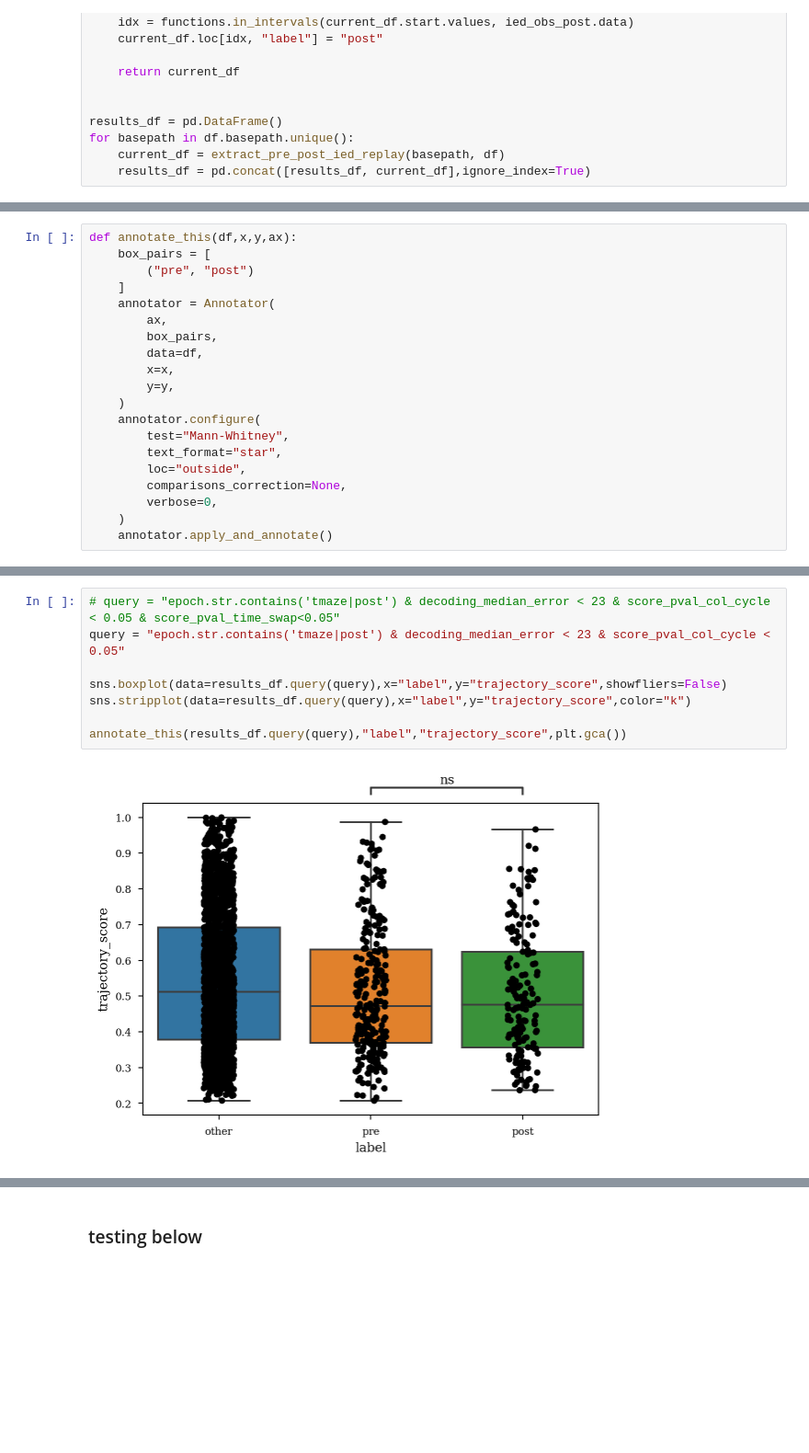
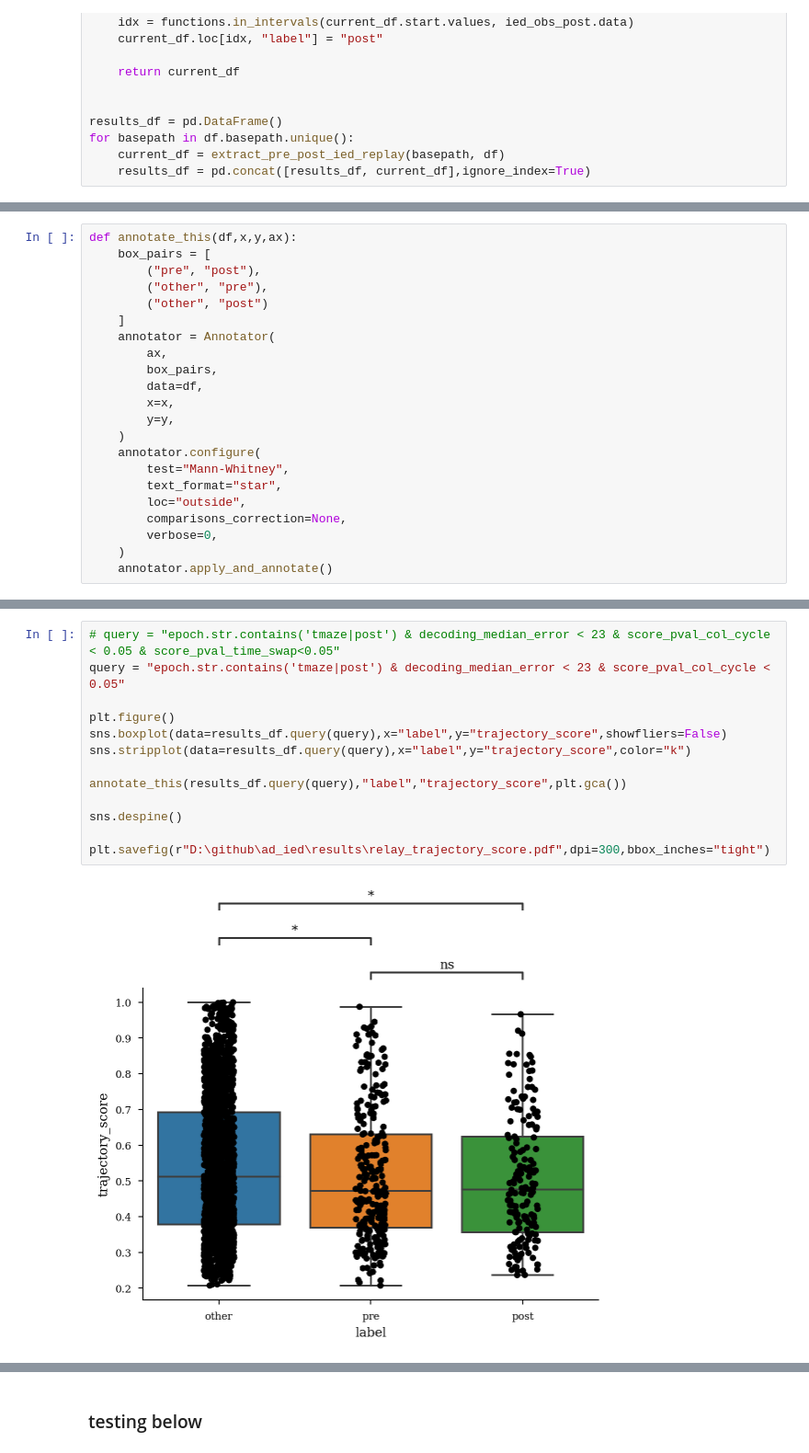
Before and after one commit to ryanharvey1/ad_ied, a Jupyter notebook: scripts/replay/replay_ied.ipynb, the cells around one changed output, grey strips where cells are left out. Shown: that part at 92% size. Cells and saved outputs as stored; diff of their text form; blank space fills up the shorter version.

```diff
--- a/scripts/replay/replay_ied.ipynb
+++ b/scripts/replay/replay_ied.ipynb
@@ -97,7 +95,9 @@ for basepath in df.basepath.unique():
 # %%
 def annotate_this(df,x,y,ax):
     box_pairs = [
-        ("pre", "post")
+        ("pre", "post"),
+        ("other", "pre"),
+        ("other", "post")
     ]
     annotator = Annotator(
         ax,
@@ -117,12 +132,17 @@ def annotate_this(df,x,y,ax):
 # %%
 # query = "epoch.str.contains('tmaze|post') & decoding_median_error < 23 & score_pval_col_cycle < 0.05 & score_pval_time_swap<0.05"
 query = "epoch.str.contains('tmaze|post') & decoding_median_error < 23 & score_pval_col_cycle < 0.05"
 
+plt.figure()
 sns.boxplot(data=results_df.query(query),x="label",y="trajectory_score",showfliers=False)
 sns.stripplot(data=results_df.query(query),x="label",y="trajectory_score",color="k")
 
 annotate_this(results_df.query(query),"label","trajectory_score",plt.gca())
+
+sns.despine()
+
+plt.savefig(r"D:\github\ad_ied\results\relay_trajectory_score.pdf",dpi=300,bbox_inches="tight")
 # %% [output]
-[figure, old version]
+[figure, new version]
 # %%
 fig, ax = plt.subplots(2,3,
```
Also changed, not shown: parts of 10 cells of this notebook.
